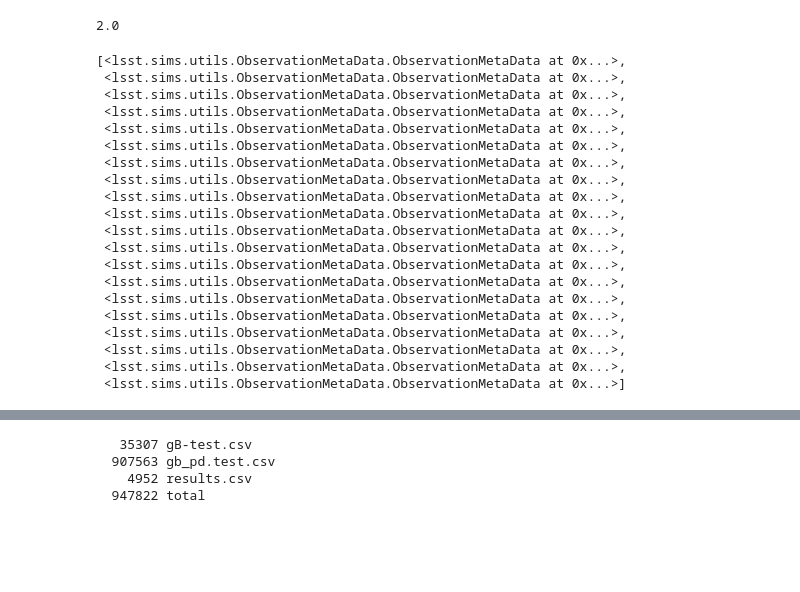
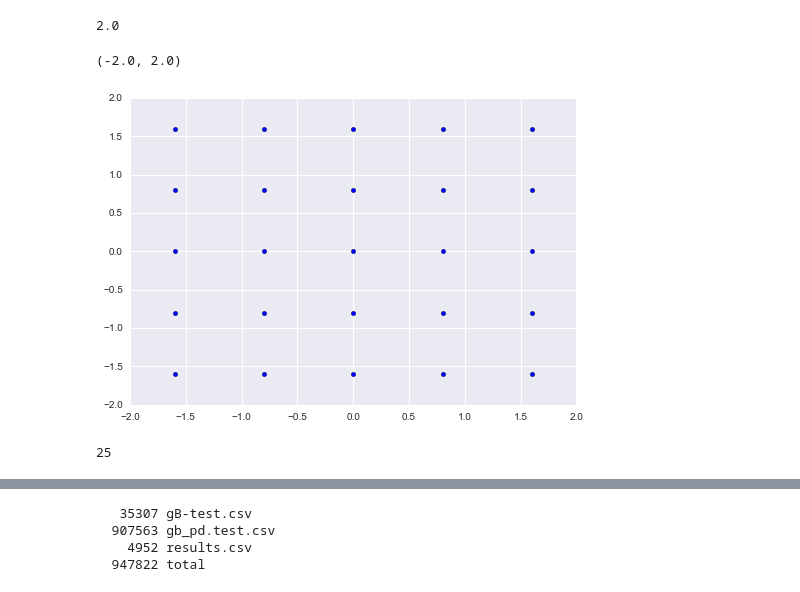
Before and after one commit to rbiswas4/BenchmarkInstanceCatalogs, a Jupyter notebook: examples/dbobject_directquery_comps.ipynb, the cells around one changed output, grey strips where cells are left out. Saved outputs shown, nothing was run; the diff lists cells and outputs as text; code cells hidden in the pictures; blank space fills up the shorter version.

```diff
--- a/examples/dbobject_directquery_comps.ipynb
+++ b/examples/dbobject_directquery_comps.ipynb
@@ -9,6 +9,11 @@ import time
 import os
 import pandas as pd
 import numpy as np
+# %%
+%matplotlib inline
+import matplotlib.pyplot as plt
+import seaborn as sns
+sns.set()
 # %%
 from lsst.sims.catalogs.measures.instance import InstanceCatalog
 import lsst.sims.catUtils.baseCatalogModels as bcm
@@ -39,33 +44,11 @@ def tileObsMetaData(obsMetaData, num):
     blen = size / num
     pras = np.arange(ra - size, ra + size, 2.0 *blen) + blen
     pdecs = np.arange(dec - size, dec + size, 2.0 * blen) + blen
+
+    coords = np.dstack(np.meshgrid(pras, pdecs)).reshape(len(pras) * len(pdecs), 2)
     obsmdata = [ObservationMetaData(boundType='box',
-                                  pointingRA=pras[i],
-                                  pointingDec=pdecs[i],
-                                  boundLength=blen) for i in range(len(pras))]
-    return obsmdata
-
-tiledObsMD = tileObsMetaData(observerMetaData, 20)
+                                  pointingRA=coords[i, 0],
+                                  pointingDec=coords[i, 1],
+                                  boundLength=blen) for i in range(len(coords))]
+    # return coords
+    return obsmdata, coords
-# %%
-tiledObsMD
-# %% [output]
-[<lsst.sims.utils.ObservationMetaData.ObservationMetaData at 0x...>,
- <lsst.sims.utils.ObservationMetaData.ObservationMetaData at 0x...>,
- <lsst.sims.utils.ObservationMetaData.ObservationMetaData at 0x...>,
- <lsst.sims.utils.ObservationMetaData.ObservationMetaData at 0x...>,
- <lsst.sims.utils.ObservationMetaData.ObservationMetaData at 0x...>,
- <lsst.sims.utils.ObservationMetaData.ObservationMetaData at 0x...>,
- <lsst.sims.utils.ObservationMetaData.ObservationMetaData at 0x...>,
- <lsst.sims.utils.ObservationMetaData.ObservationMetaData at 0x...>,
- <lsst.sims.utils.ObservationMetaData.ObservationMetaData at 0x...>,
- <lsst.sims.utils.ObservationMetaData.ObservationMetaData at 0x...>,
- <lsst.sims.utils.ObservationMetaData.ObservationMetaData at 0x...>,
- <lsst.sims.utils.ObservationMetaData.ObservationMetaData at 0x...>,
- <lsst.sims.utils.ObservationMetaData.ObservationMetaData at 0x...>,
- <lsst.sims.utils.ObservationMetaData.ObservationMetaData at 0x...>,
- <lsst.sims.utils.ObservationMetaData.ObservationMetaData at 0x...>,
- <lsst.sims.utils.ObservationMetaData.ObservationMetaData at 0x...>,
- <lsst.sims.utils.ObservationMetaData.ObservationMetaData at 0x...>,
- <lsst.sims.utils.ObservationMetaData.ObservationMetaData at 0x...>,
- <lsst.sims.utils.ObservationMetaData.ObservationMetaData at 0x...>,
- <lsst.sims.utils.ObservationMetaData.ObservationMetaData at 0x...>]
@@ -77,3 +55,16 @@ class galBaseCopy(InstanceCatalog):
+# %%
+tiledObsMD, coords = tileObsMetaData(observerMetaData, 5)
+fig, ax =plt.subplots()
+ax.scatter(coords[:,0], coords[:, 1])
+ax.set_xlim(-2., 2.)
+ax.set_ylim(-2., 2.)
+# %% [output]
+(-2.0, 2.0)
+[figure, added]
+# %%
+len(tiledObsMD)
+# %% [output]
+25
 # %%
 class galCopy(InstanceCatalog):
     column_outputs = ['galtileid', 'raJ2000', 'decJ2000', 'redshift']#, 'a_d', 'b_d', 'pa_disk', 'mass_stellar', 'absmag_r_total']
```
Also changed, not shown: parts of 17 cells of this notebook.
